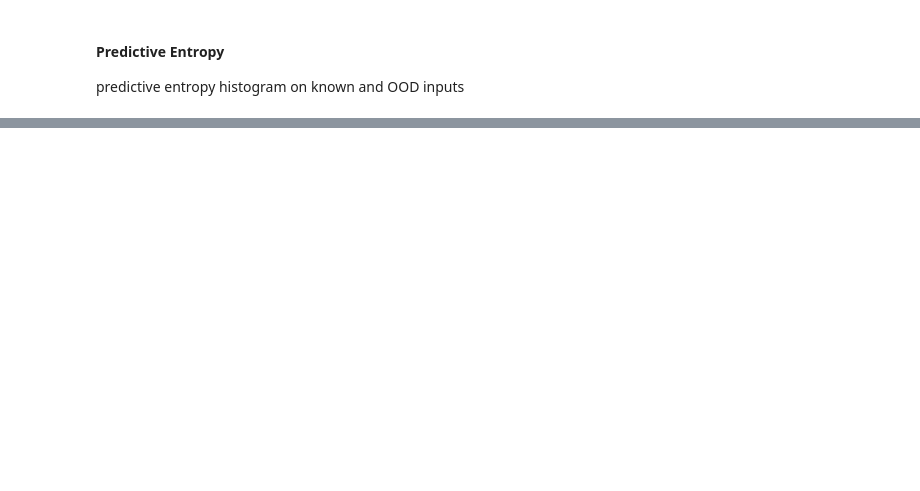
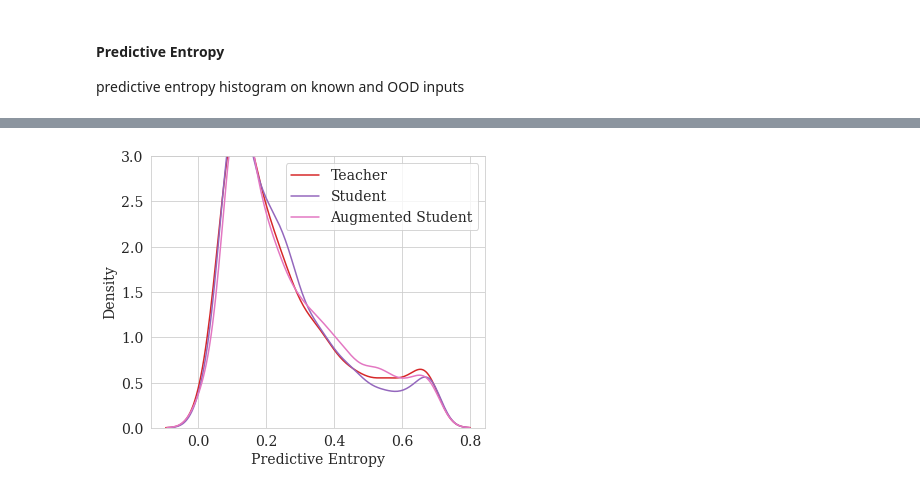
Before and after one commit to jsonnenburg/real-time-uncertainty-text-classification, a Jupyter notebook: analysis/ood_detection_result_analysis.ipynb, the cells around one changed output, grey strips where cells are left out. Saved outputs shown, nothing was run; the diff lists cells and outputs as text; code cells hidden in the pictures; blank space fills up the shorter version.

```diff
--- a/analysis/ood_detection_result_analysis.ipynb
+++ b/analysis/ood_detection_result_analysis.ipynb
@@ -223,6 +258,11 @@ augmented_student_entropy_hs = [entropy([p, 1-p])  for p in results_augmented_st
 teacher_entropy_ol = [entropy([p, 1-p])  for p in results_teacher_ol['y_prob_mcd']]
 student_entropy_ol = [entropy([p, 1-p])  for p in results_student_ol['y_prob_mcd']]
 augmented_student_entropy_ol = [entropy([p, 1-p])  for p in results_augmented_student_ol['y_prob_mcd']]
+
+# irony
+teacher_entropy_ir = [entropy([p, 1-p])  for p in results_teacher_ir['y_prob_mcd']]
+student_entropy_ir = [entropy([p, 1-p])  for p in results_student_ir['y_prob_mcd']]
+augmented_student_entropy_ir = [entropy([p, 1-p])  for p in results_augmented_student_ir['y_prob_mcd']]
 # %%
 # plot distribution of predictive entropy per dataset across models
 # for a dataset, plot the predictive entropy of the models
@@ -249,2 +289,7 @@ plot_predictive_entropy(teacher_entropy_ol, student_entropy_ol, augmented_studen
+# %%
+# for irony
+plot_predictive_entropy(teacher_entropy_ir, student_entropy_ir, augmented_student_entropy_ir)
+# %% [output]
+[figure, added]
 # %%
 # note: histograms are a bit pointless here, tried it and it didn't look great
```
Also changed, not shown: parts of 10 cells of this notebook, 1 other file.
